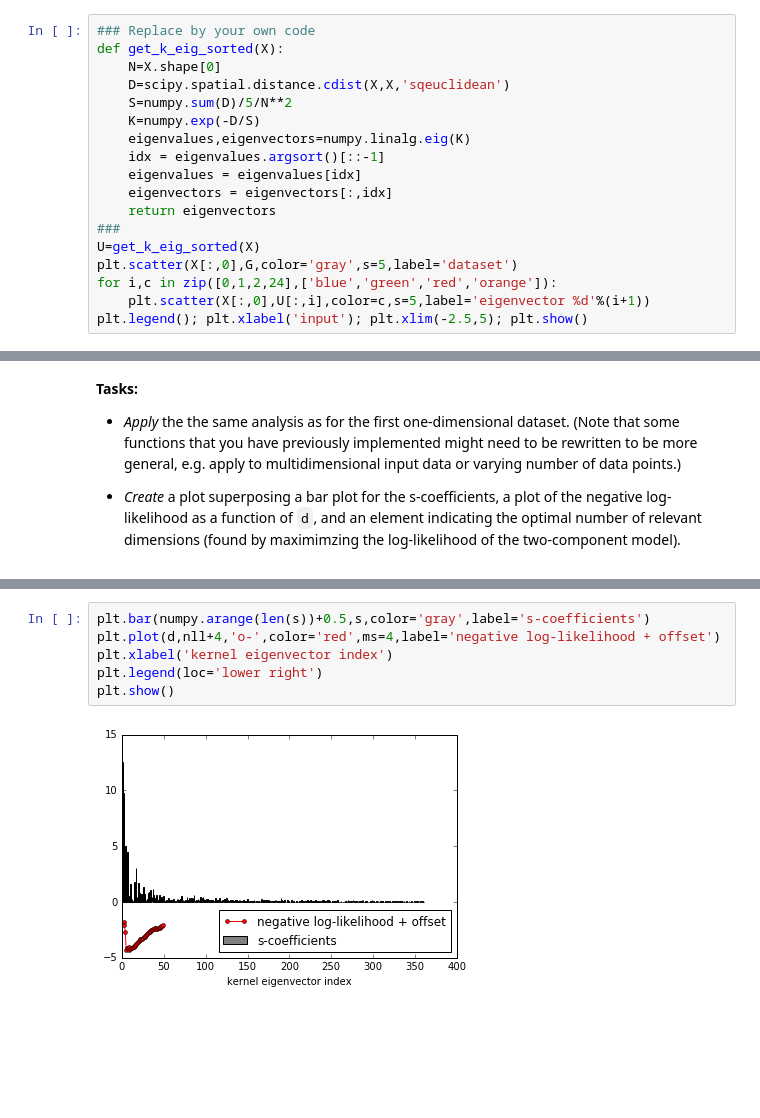
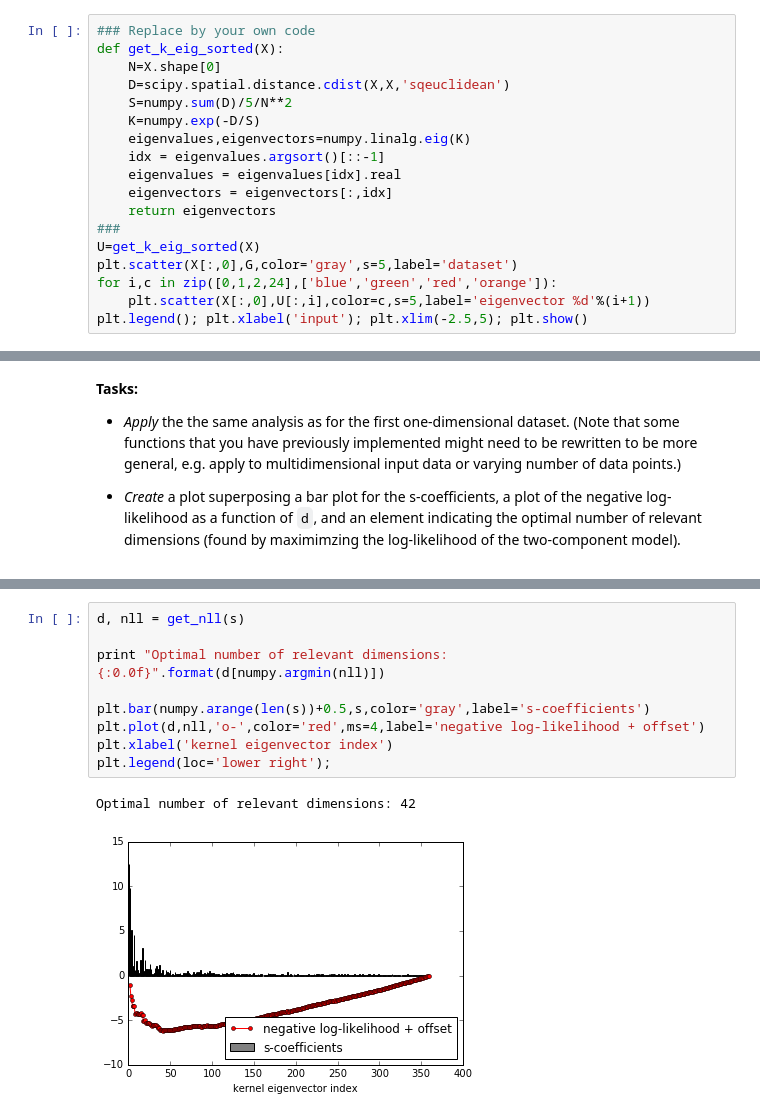
Before and after one commit to HeavyPanda/ml2, a Jupyter notebook: sheet05/sheet05_viktor.ipynb, the cells around one changed output, grey strips where cells are left out. Saved outputs shown, nothing was run; the diff lists cells and outputs as text; blank space fills up the shorter version.

Commit message:
add missing answers and a couple plots for clarification

```diff
--- a/sheet05/sheet05_viktor.ipynb
+++ b/sheet05/sheet05_viktor.ipynb
@@ -51,7 +55,7 @@ def get_k_eig_sorted(X):
     K=numpy.exp(-D/S)
     eigenvalues,eigenvectors=numpy.linalg.eig(K)
     idx = eigenvalues.argsort()[::-1]
-    eigenvalues = eigenvalues[idx]
+    eigenvalues = eigenvalues[idx].real
     eigenvectors = eigenvectors[:,idx]
     return eigenvectors
 ###
@@ -172,9 +217,13 @@ plt.show()
 [figure]
 # %%
+d, nll = get_nll(s)
+
+print "Optimal number of relevant dimensions: {:0.0f}".format(d[numpy.argmin(nll)])
+
 plt.bar(numpy.arange(len(s))+0.5,s,color='gray',label='s-coefficients')
-plt.plot(d,nll+4,'o-',color='red',ms=4,label='negative log-likelihood + offset')
+plt.plot(d,nll,'o-',color='red',ms=4,label='negative log-likelihood + offset')
 plt.xlabel('kernel eigenvector index')
-plt.legend(loc='lower right')
-plt.show()
+plt.legend(loc='lower right');
 # %% [output]
+Optimal number of relevant dimensions: 42
-[figure, old version]
+[figure, new version]
```
Also changed, not shown: parts of 9 cells of this notebook.
